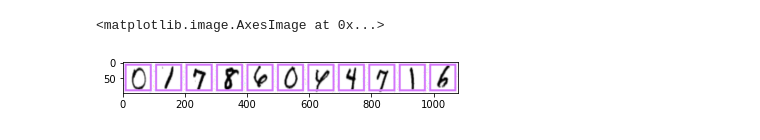
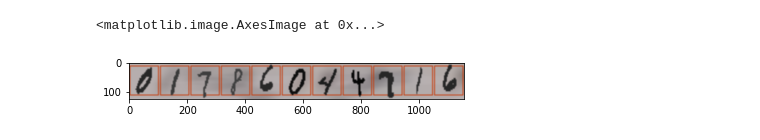
Before and after one commit to mnansary/apsis-cdr-ocr, a Jupyter notebook: notebooks/number_synth.ipynb, the cells around one changed output. Cells and saved outputs as stored; diff of their text form; code cells hidden in the pictures.

```diff
--- a/notebooks/number_synth.ipynb
+++ b/notebooks/number_synth.ipynb
@@ -1,5 +1,6 @@
 # %%
 en_dir="/home/apsisdev/ansary/DATASETS/EnNums/"
 bn_dir="/home/apsisdev/ansary/DATASETS/BnNums/"
-save_dir="/home/apsisdev/ansary/DATASETS/APSIS/CDR/datasets/numbers/"
+save_dir="/home/apsisdev/ansary/DATASETS/APSIS/CDR/datasets/num/"
+styles_csv="/home/apsisdev/ansary/CODES/apsis-cdr-ocr/tests/styles/data.csv"
 # %%
@@ -138,7 +130,45 @@ def create_number_image(df_dict,data):
 # %%
+def create_number_image(df_dict,data):
+    cimgs=[cv2.imread(get_rand_img_path(df_dict,c)) for c in data]
+    box_map=create_labeled_box(len(data))
+    midxs=sorted(np.unique(box_map))[2:]
+
+    h,w=box_map.shape
+    mask=np.zeros_like(box_map)
+    sid=random.randint(0,len(styles)-1)
+    img=cv2.imread(styles.iloc[sid,0])
+    img=cv2.resize(img,(w,h))
+    img=cv2.blur(img,(50,50))
+
+    img[box_map==0]=randColor()
+    #
+
+    for cimg,midx in zip(cimgs,midxs):
+        # placement
+        idx = np.where(box_map==midx)
+        x_min,x_max = np.min(idx[1]), np.max(idx[1])
+        y_min,y_max=0,h
+        cw=x_max-x_min
+
+        # fix
+        grey=cv2.cvtColor(cimg,cv2.COLOR_BGR2GRAY)
+        _,cbin = cv2.threshold(grey,0,255,cv2.THRESH_BINARY+cv2.THRESH_OTSU)
+
+        cimg=cv2.resize(cimg,(cw,h))
+        cbin=cv2.resize(cbin,(cw,h),fx=0,fy=0,interpolation=cv2.INTER_NEAREST)
+
+        cback=img[y_min:y_max,x_min:x_max]
+        cimg[cbin>0]=cback[cbin>0]
+        cimg[cbin==0]=randColor(col=False)
+        img[y_min:y_max,x_min:x_max]=cimg
+
+    #img[box_map==0]=back[box_map==0]
+    img=cv2.blur(img,(5,5))
+    img=img.astype("uint8")
+    return img
 data="01786044716"
 df_dict=get_df_dict(en_dir,en_vocab)
 plt.imshow(create_number_image(df_dict,data))
 # %% [output]
 <matplotlib.image.AxesImage at 0x...>
-[figure, old version]
+[figure, new version]
```
Also changed, not shown: parts of 15 cells of this notebook, 1 other file.
